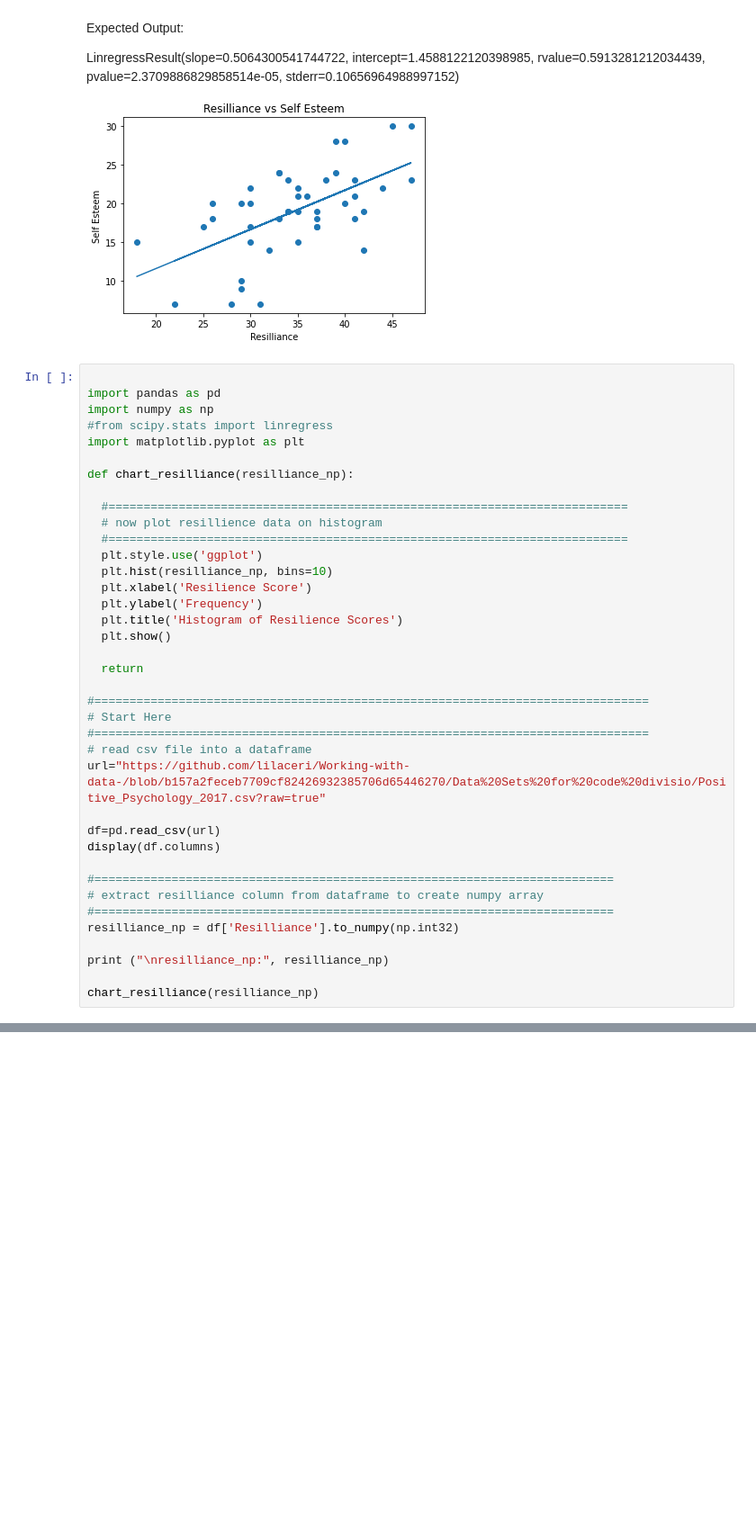
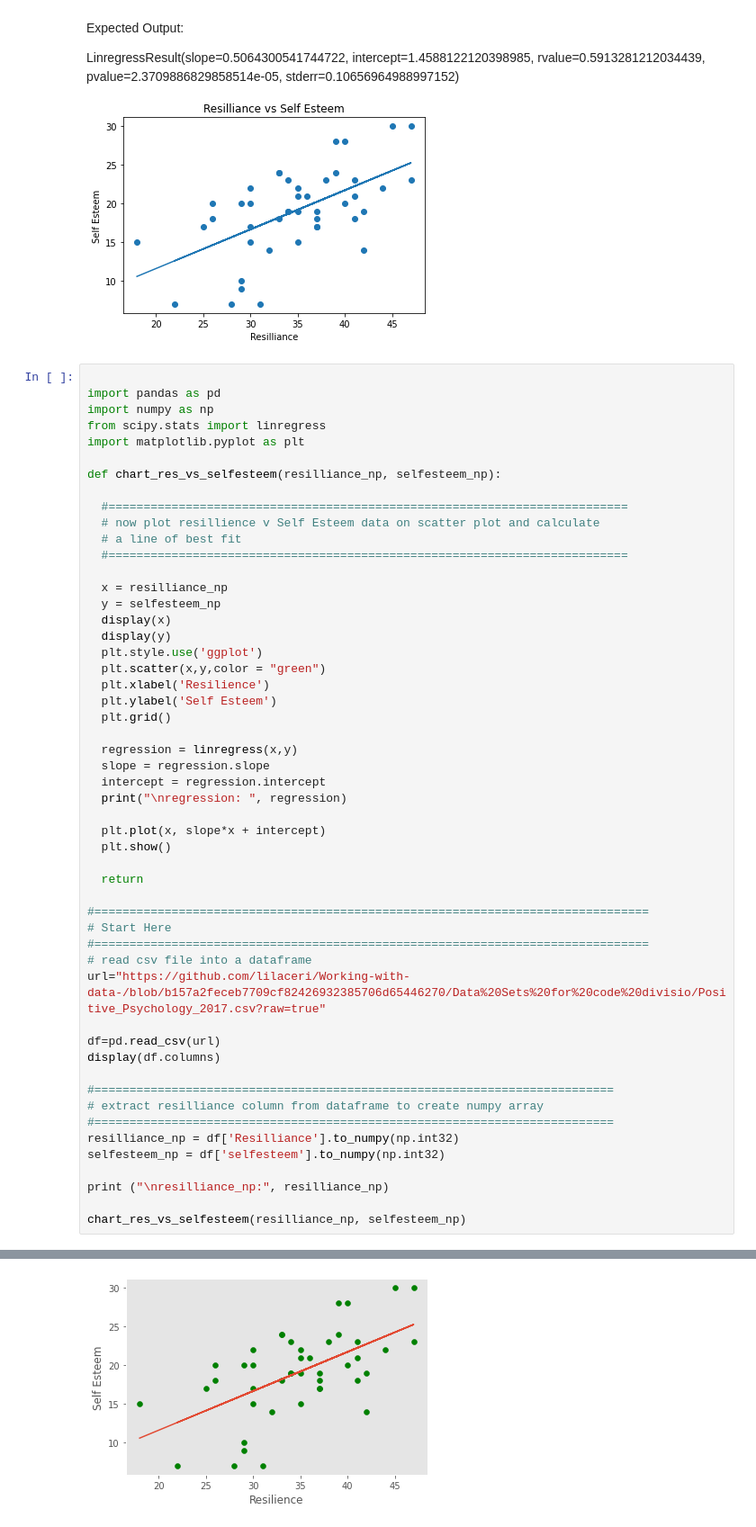
Before and after one commit to mrsferret/Code-Division, a Jupyter notebook: Worksheets/8_3_Testing_for_normal_distributions.ipynb, the cells around one changed output, grey strips where cells are left out. Shown at 90% size. Cells and saved outputs as stored; diff of their text form; blank space fills up the shorter version.

```diff
--- a/Worksheets/8_3_Testing_for_normal_distributions.ipynb
+++ b/Worksheets/8_3_Testing_for_normal_distributions.ipynb
@@ -432,19 +432,32 @@ LinregressResult(slope=0.5064300541744722, intercept=1.4588122120398985, rvalue=
 
 import pandas as pd
 import numpy as np
-#from scipy.stats import linregress
+from scipy.stats import linregress
 import matplotlib.pyplot as plt
 
-def chart_resilliance(resilliance_np):
+def chart_res_vs_selfesteem(resilliance_np, selfesteem_np):
 
   #==========================================================================
-  # now plot resillience data on histogram
+  # now plot resillience v Self Esteem data on scatter plot and calculate
+  # a line of best fit
   #==========================================================================
+
+  x = resilliance_np
+  y = selfesteem_np
+  display(x)
+  display(y)
   plt.style.use('ggplot')
-  plt.hist(resilliance_np, bins=10)
-  plt.xlabel('Resilience Score')
-  plt.ylabel('Frequency')
-  plt.title('Histogram of Resilience Scores')
+  plt.scatter(x,y,color = "green")
+  plt.xlabel('Resilience')
+  plt.ylabel('Self Esteem')
+  plt.grid()
+
+  regression = linregress(x,y)
+  slope = regression.slope
+  intercept = regression.intercept
+  print("\nregression: ", regression)
+
+  plt.plot(x, slope*x + intercept)
   plt.show()
 
   return
@@ -462,7 +475,9 @@ display(df.columns)
 # extract resilliance column from dataframe to create numpy array
 #==========================================================================
 resilliance_np = df['Resilliance'].to_numpy(np.int32)
+selfesteem_np = df['selfesteem'].to_numpy(np.int32)
 
 print ("\nresilliance_np:", resilliance_np)
 
-chart_resilliance(resilliance_np)
+chart_res_vs_selfesteem(resilliance_np, selfesteem_np)
+# %% [output]
@@ -468,0 +497 @@ chart_resilliance(resilliance_np)
+[figure, added]
```
Also changed, not shown: parts of 1 cell of this notebook.
